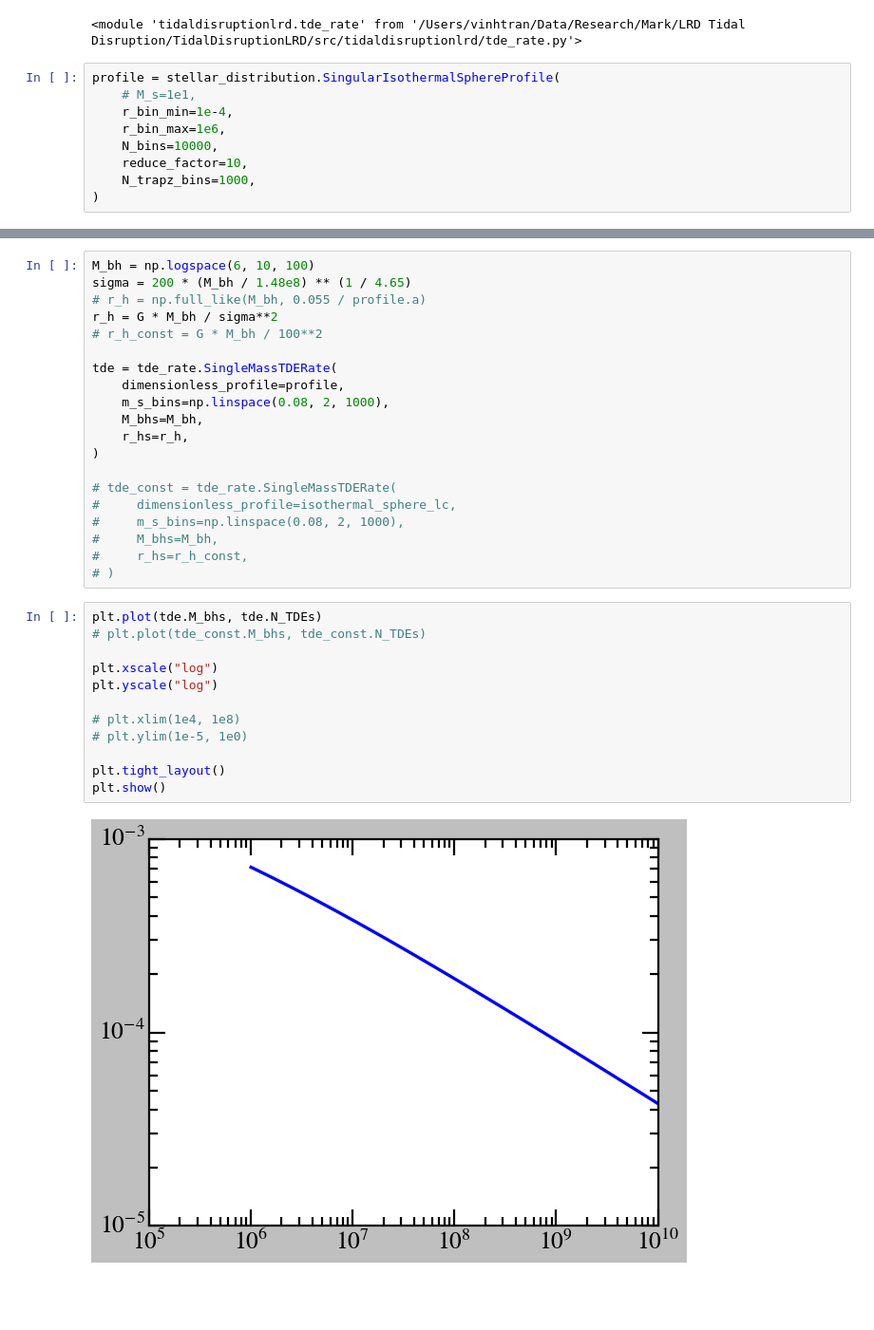
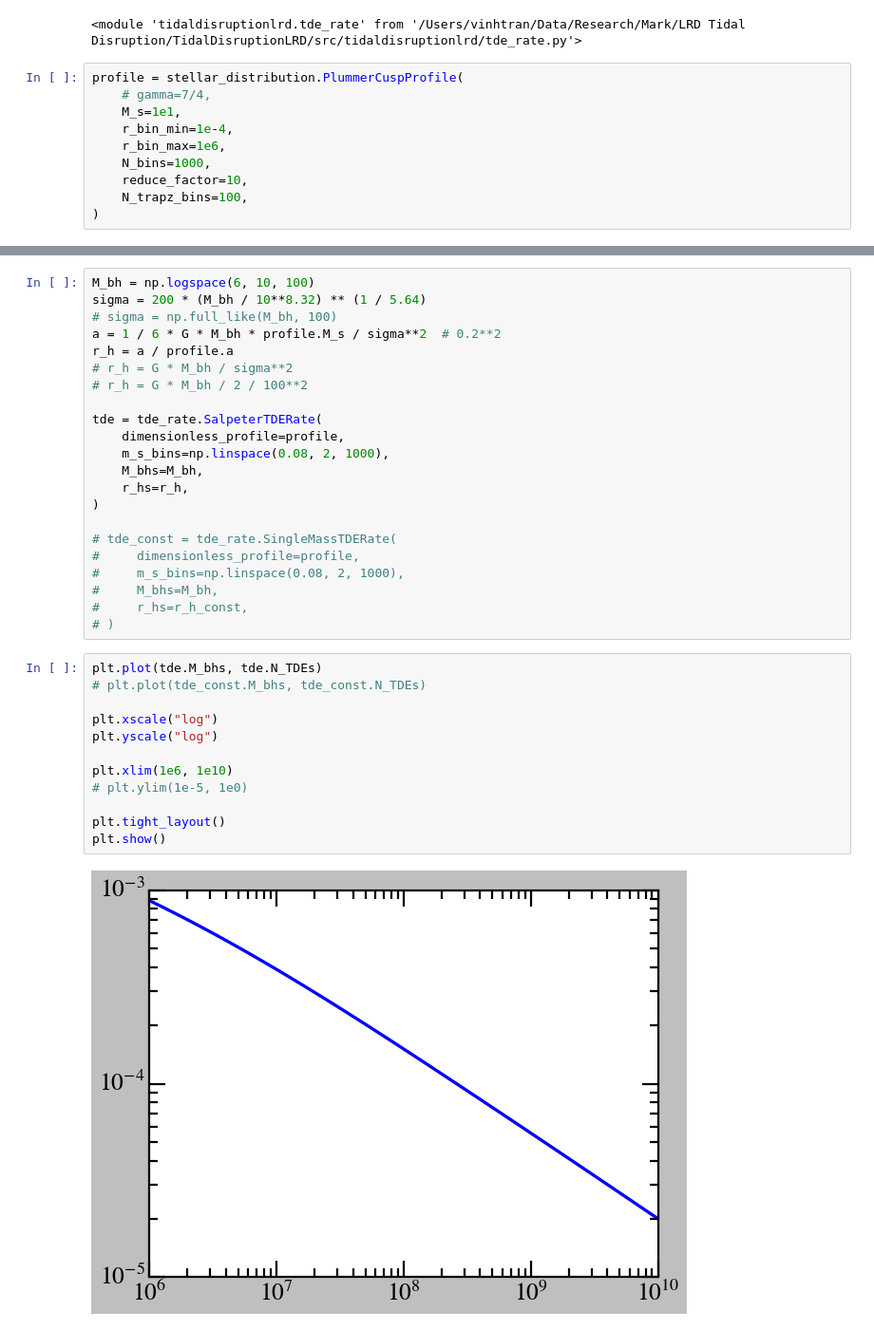
Before and after one commit to vinh-qtran/TidalDisruptionLRD, a Jupyter notebook: nbs/test.ipynb, the cells around one changed output, grey strips where cells are left out. Shown at 95% size. Drawn from its saved outputs; the diff is of its cells as text; blank space fills up the shorter version.

```diff
--- a/nbs/test.ipynb
+++ b/nbs/test.ipynb
@@ -29,11 +29,12 @@ importlib.reload(tde_rate)
 # %% [output]
 <module 'tidaldisruptionlrd.tde_rate' from '/Users/vinhtran/Data/Research/Mark/LRD Tidal Disruption/TidalDisruptionLRD/src/tidaldisruptionlrd/tde_rate.py'>
 # %%
-profile = stellar_distribution.SingularIsothermalSphereProfile(
-    # M_s=1e1,
+profile = stellar_distribution.PlummerCuspProfile(
+    # gamma=7/4,
+    M_s=1e1,
     r_bin_min=1e-4,
     r_bin_max=1e6,
-    N_bins=10000,
+    N_bins=1000,
     reduce_factor=10,
-    N_trapz_bins=1000,
+    N_trapz_bins=100,
 )
@@ -113,11 +114,13 @@ plt.show()
 # %%
 M_bh = np.logspace(6, 10, 100)
-sigma = 200 * (M_bh / 1.48e8) ** (1 / 4.65)
-# r_h = np.full_like(M_bh, 0.055 / profile.a)
-r_h = G * M_bh / sigma**2
-# r_h_const = G * M_bh / 100**2
+sigma = 200 * (M_bh / 10**8.32) ** (1 / 5.64)
+# sigma = np.full_like(M_bh, 100)
+a = 1 / 6 * G * M_bh * profile.M_s / sigma**2  # 0.2**2
+r_h = a / profile.a
+# r_h = G * M_bh / sigma**2
+# r_h = G * M_bh / 2 / 100**2
 
-tde = tde_rate.SingleMassTDERate(
+tde = tde_rate.SalpeterTDERate(
     dimensionless_profile=profile,
     m_s_bins=np.linspace(0.08, 2, 1000),
     M_bhs=M_bh,
@@ -125,7 +128,7 @@ tde = tde_rate.SingleMassTDERate(
 )
 
 # tde_const = tde_rate.SingleMassTDERate(
-#     dimensionless_profile=isothermal_sphere_lc,
+#     dimensionless_profile=profile,
 #     m_s_bins=np.linspace(0.08, 2, 1000),
 #     M_bhs=M_bh,
 #     r_hs=r_h_const,
@@ -133,14 +136,14 @@ tde = tde_rate.SingleMassTDERate(
 # %%
 plt.plot(tde.M_bhs, tde.N_TDEs)
 # plt.plot(tde_const.M_bhs, tde_const.N_TDEs)
 
 plt.xscale("log")
 plt.yscale("log")
 
-# plt.xlim(1e4, 1e8)
+plt.xlim(1e6, 1e10)
 # plt.ylim(1e-5, 1e0)
 
 plt.tight_layout()
 plt.show()
 # %% [output]
-[figure, old version]
+[figure, new version]
```
Also changed, not shown: parts of 5 cells of this notebook, 3 other files.
